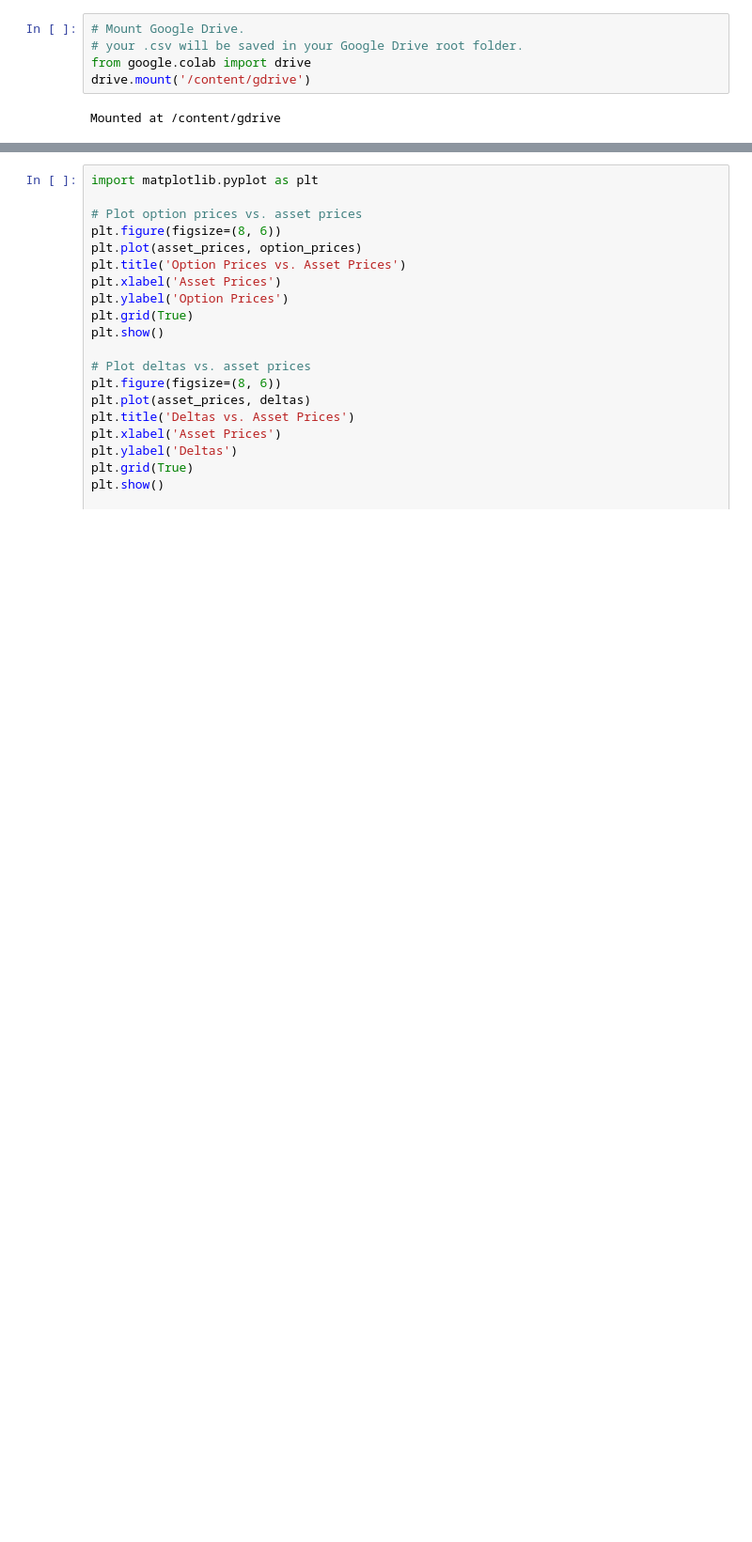
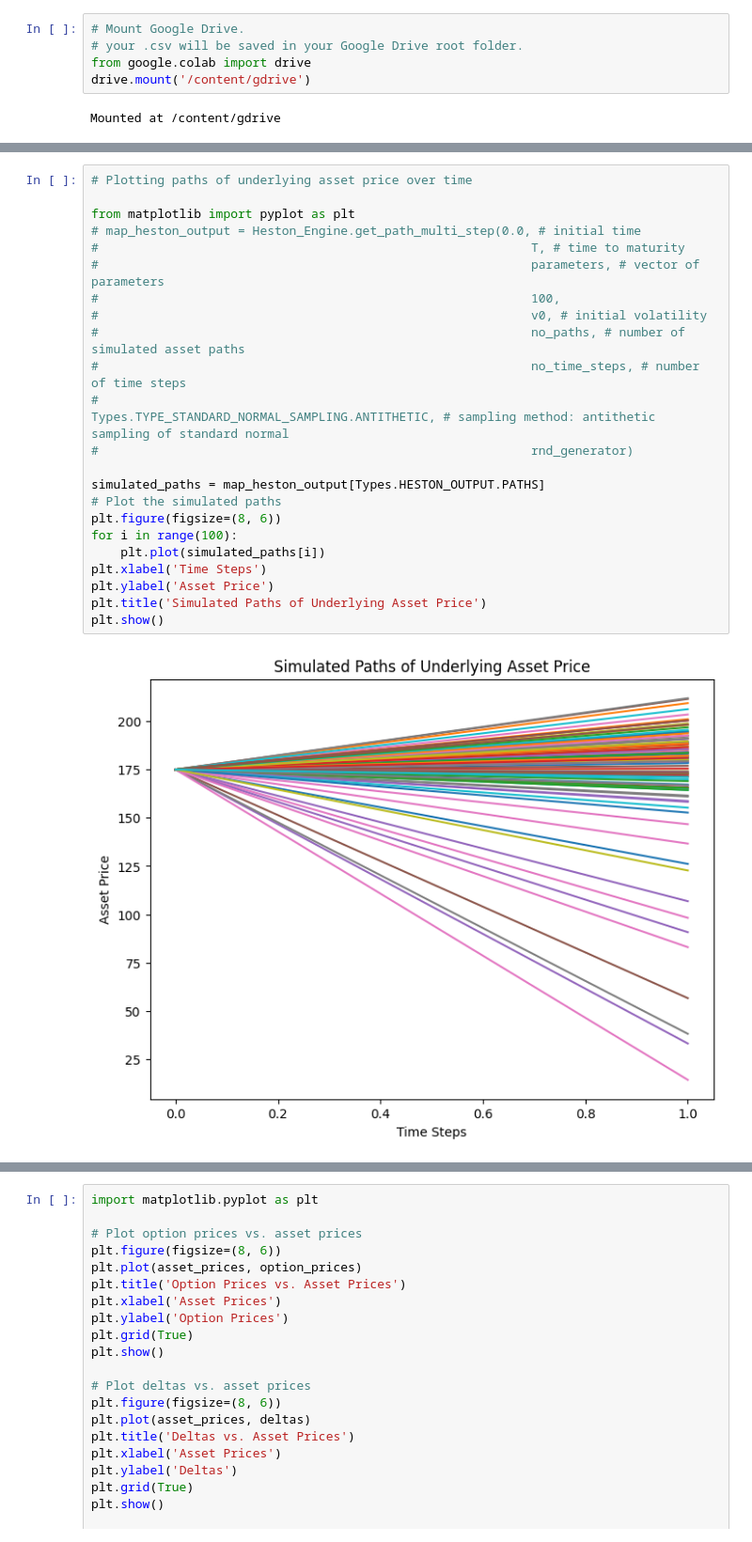
Before and after one commit to elainbrianne/DSMMasterProject23, a Jupyter notebook: DataCollection/MP_data_collection_notebook.ipynb, the cells around one changed output, grey strips where cells are left out. Shown at 94% size. Cells and saved outputs as stored; diff of their text form; blank space fills up the shorter version.

```diff
--- a/DataCollection/MP_data_collection_notebook.ipynb
+++ b/DataCollection/MP_data_collection_notebook.ipynb
@@ -174 +194,26 @@ Execution Time: 7144.232529640198 seconds
 Results saved to CSV files.
+# %%
+# Plotting paths of underlying asset price over time
+
+from matplotlib import pyplot as plt
+# map_heston_output = Heston_Engine.get_path_multi_step(0.0, # initial time
+#                                                           T, # time to maturity
+#                                                           parameters, # vector of parameters
+#                                                           100,
+#                                                           v0, # initial volatility
+#                                                           no_paths, # number of simulated asset paths
+#                                                           no_time_steps, # number of time steps
+#                                                           Types.TYPE_STANDARD_NORMAL_SAMPLING.ANTITHETIC, # sampling method: antithetic sampling of standard normal
+#                                                           rnd_generator)
+
+simulated_paths = map_heston_output[Types.HESTON_OUTPUT.PATHS]
+# Plot the simulated paths
+plt.figure(figsize=(8, 6))
+for i in range(100):
+    plt.plot(simulated_paths[i])
+plt.xlabel('Time Steps')
+plt.ylabel('Asset Price')
+plt.title('Simulated Paths of Underlying Asset Price')
+plt.show()
+# %% [output]
+[figure, added]
```
Also changed, not shown: parts of 7 cells of this notebook, 21 other files.
